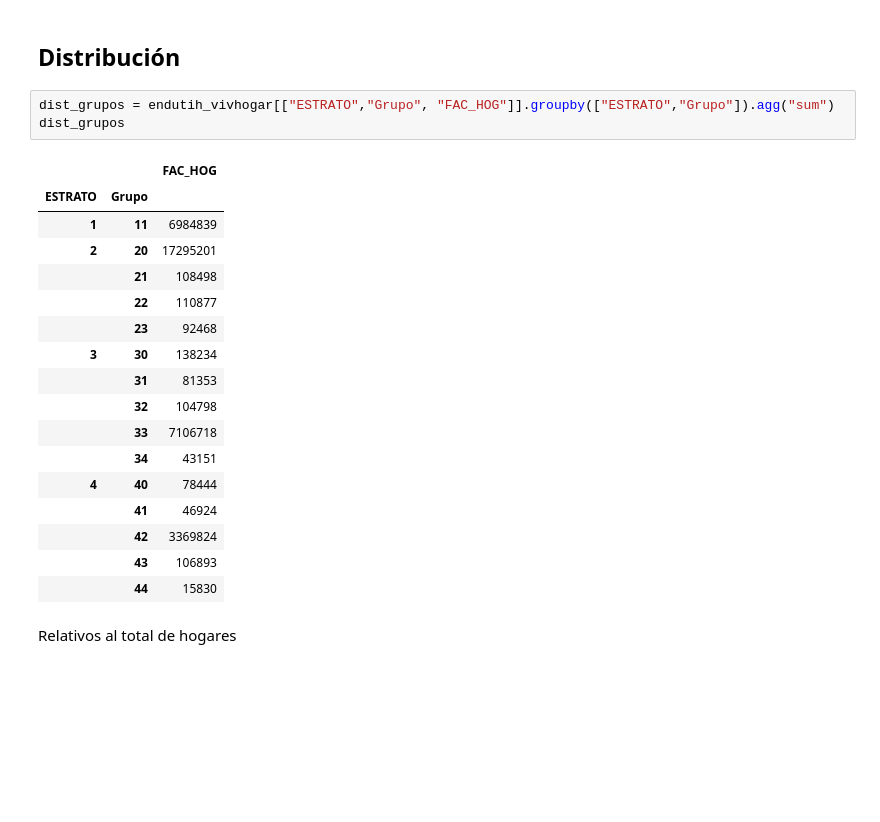
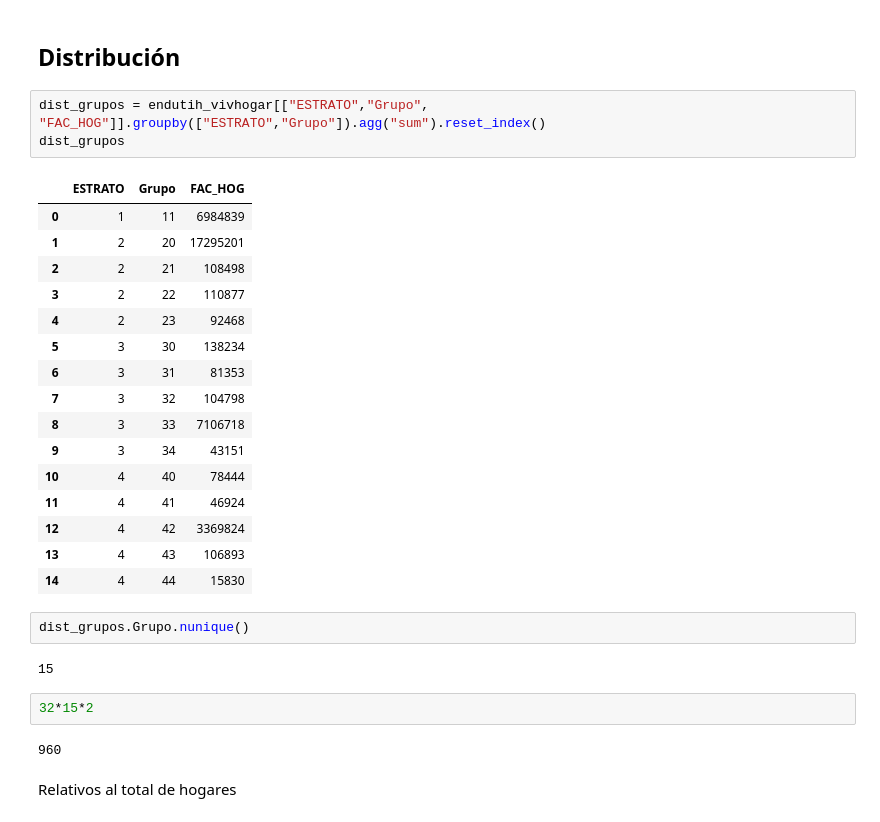
Before and after one commit to tipicanerd/DivisionDigitalMX, a Jupyter notebook: AnalisisGrupos.ipynb, the cells around one changed output. Saved outputs shown, nothing was run; the diff lists cells and outputs as text; blank space fills up the shorter version.

```diff
--- a/AnalisisGrupos.ipynb
+++ b/AnalisisGrupos.ipynb
@@ -56,26 +56,33 @@ estados
 # %% [markdown]
 ## Distribución
 # %%
-dist_grupos = endutih_vivhogar[["ESTRATO","Grupo", "FAC_HOG"]].groupby(["ESTRATO","Grupo"]).agg("sum")
+dist_grupos = endutih_vivhogar[["ESTRATO","Grupo", "FAC_HOG"]].groupby(["ESTRATO","Grupo"]).agg("sum").reset_index()
 dist_grupos
 # %% [output]
-|  |  | FAC_HOG |
-| ESTRATO | Grupo |  |
-| 1 | 11 | 6984839 |
-| 2 | 20 | 17295201 |
-|  | 21 | 108498 |
-|  | 22 | 110877 |
-|  | 23 | 92468 |
-| 3 | 30 | 138234 |
-|  | 31 | 81353 |
-|  | 32 | 104798 |
-|  | 33 | 7106718 |
-|  | 34 | 43151 |
-| 4 | 40 | 78444 |
-|  | 41 | 46924 |
-|  | 42 | 3369824 |
-|  | 43 | 106893 |
-|  | 44 | 15830 |
+|  | ESTRATO | Grupo | FAC_HOG |
+| 0 | 1 | 11 | 6984839 |
+| 1 | 2 | 20 | 17295201 |
+| 2 | 2 | 21 | 108498 |
+| 3 | 2 | 22 | 110877 |
+| 4 | 2 | 23 | 92468 |
+| 5 | 3 | 30 | 138234 |
+| 6 | 3 | 31 | 81353 |
+| 7 | 3 | 32 | 104798 |
+| 8 | 3 | 33 | 7106718 |
+| 9 | 3 | 34 | 43151 |
+| 10 | 4 | 40 | 78444 |
+| 11 | 4 | 41 | 46924 |
+| 12 | 4 | 42 | 3369824 |
+| 13 | 4 | 43 | 106893 |
+| 14 | 4 | 44 | 15830 |
+# %%
+dist_grupos.Grupo.nunique()
+# %% [output]
+15
+# %%
+32*15*2
+# %% [output]
+960
 # %% [markdown]
 Relativos al total de hogares
 # %%
```
Also changed, not shown: parts of 1 cell of this notebook, 13 other files.
